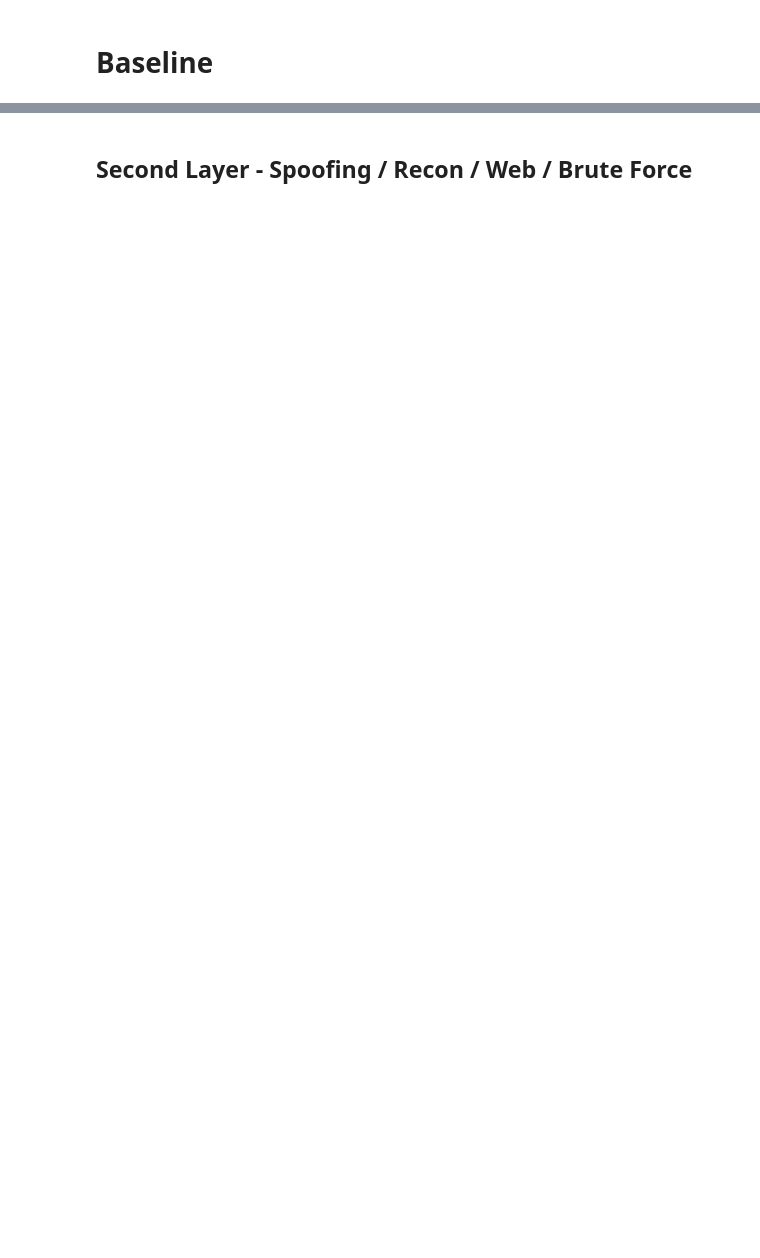
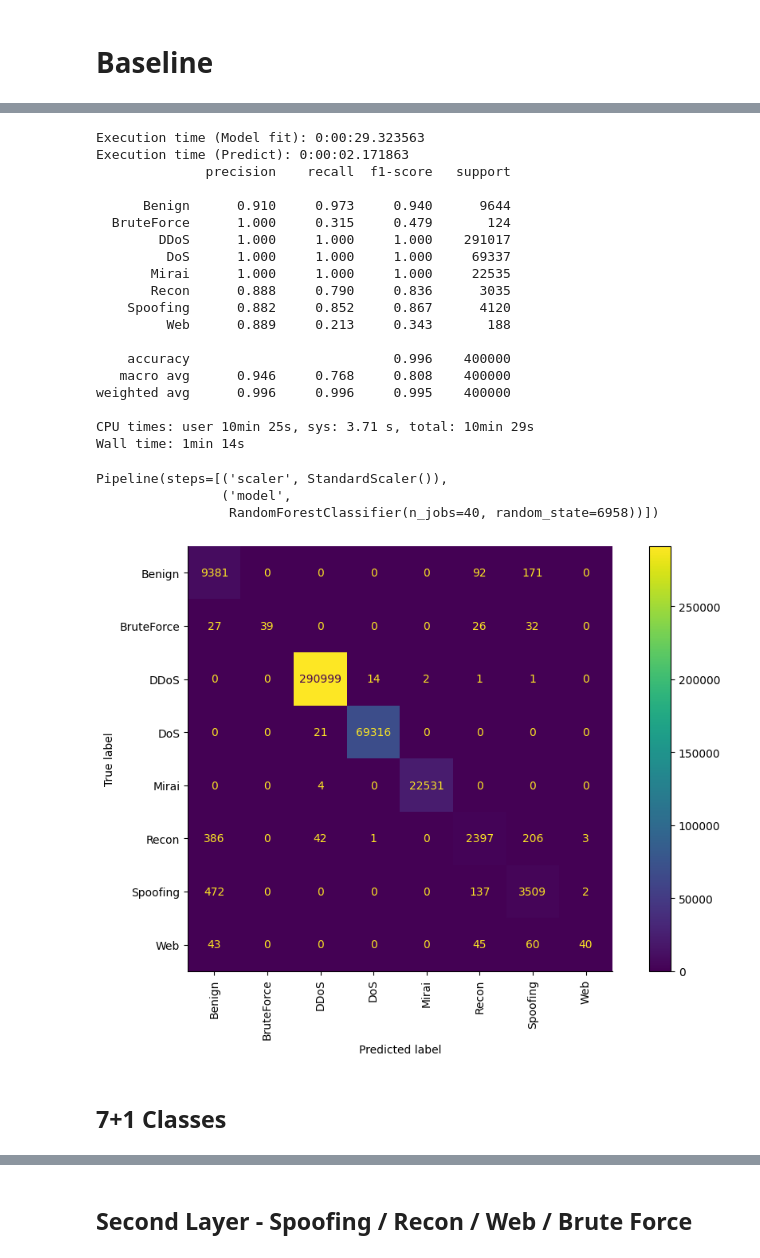
Before and after one commit to inaciobr/Multi-Stage-IoT-Intrusion-Detection, a Jupyter notebook: notebooks/3 - Models.ipynb, the cells around one changed output, grey strips where cells are left out. Cells and saved outputs as stored; diff of their text form; code cells hidden in the pictures; blank space fills up the shorter version.

```diff
--- a/notebooks/3 - Models.ipynb
+++ b/notebooks/3 - Models.ipynb
@@ -150,0 +72,14 @@ Pipeline(steps=[('scaler', StandardScaler()),
+# %%
+%%time
+
+is_attack = (df.general_label != 'Benign').map({
+    True: 'Attack',
+    False: 'Benign'
+}).astype('category')
+
+baseline_binary_df_split = model_utils.get_train_test_split(
+    df,
+    target=is_attack,
+    sample_size=2_000_000,
+    train_frac=0.80
+)
@@ -150,0 +91,35 @@ Pipeline(steps=[('scaler', StandardScaler()),
+# %%
+%%time
+
+model_binary_baseline = Pipeline([
+    ('scaler', StandardScaler()),
+    ('model', RandomForestClassifier(n_jobs=n_jobs, random_state=seed))
+])
+
+model_utils.test_model(model_binary_baseline, *baseline_binary_df_split)
+# %% [output]
+Execution time (Model fit): 0:00:29.323563
+Execution time (Predict): 0:00:02.171863
+              precision    recall  f1-score   support
+
+      Benign      0.910     0.973     0.940      9644
+  BruteForce      1.000     0.315     0.479       124
+        DDoS      1.000     1.000     1.000    291017
+         DoS      1.000     1.000     1.000     69337
+       Mirai      1.000     1.000     1.000     22535
+       Recon      0.888     0.790     0.836      3035
+    Spoofing      0.882     0.852     0.867      4120
+         Web      0.889     0.213     0.343       188
+
+    accuracy                          0.996    400000
+   macro avg      0.946     0.768     0.808    400000
+weighted avg      0.996     0.996     0.995    400000
+
+CPU times: user 10min 25s, sys: 3.71 s, total: 10min 29s
+Wall time: 1min 14s
+Pipeline(steps=[('scaler', StandardScaler()),
+                ('model',
+                 RandomForestClassifier(n_jobs=40, random_state=6958))])
+[figure, added]
+# %% [markdown]
+## 7+1 Classes
```
Also changed, not shown: parts of 30 cells of this notebook, 9 other files.
